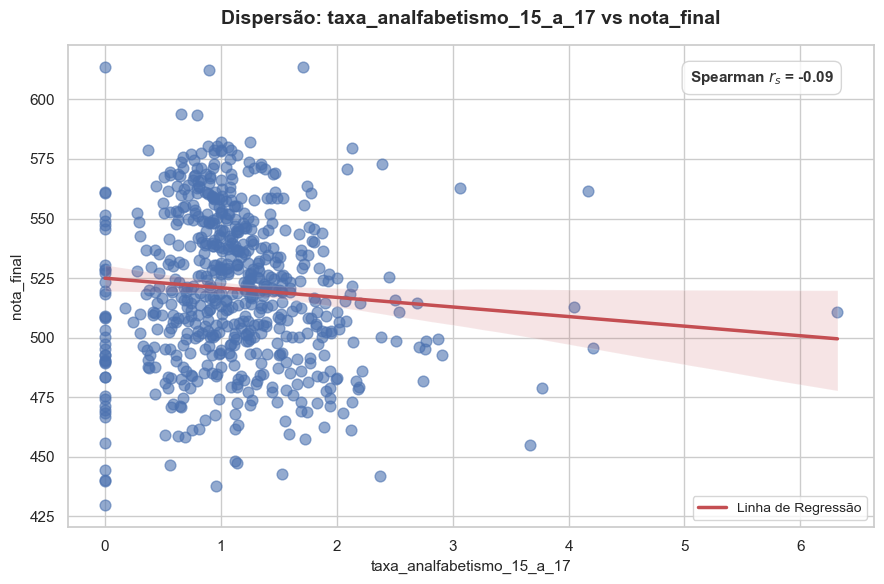
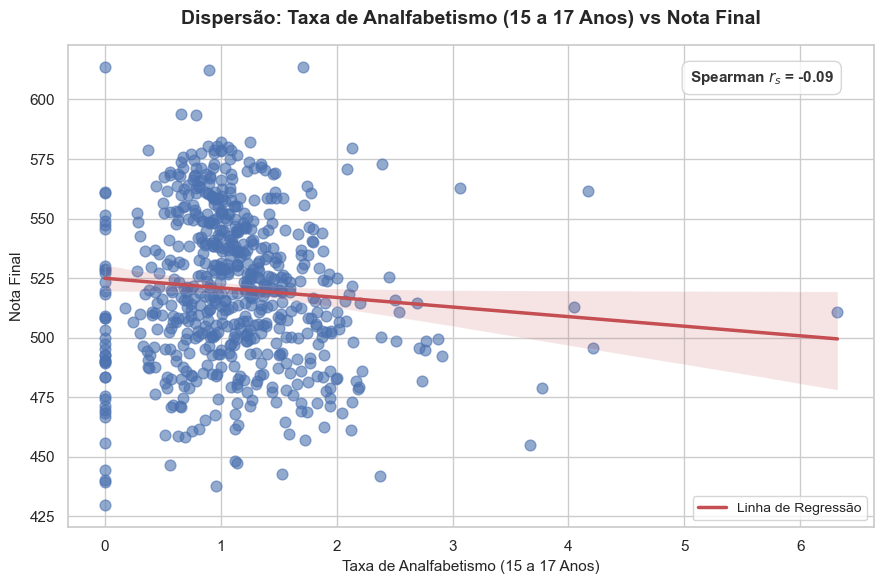
The change to this notebook cell's code, shown as a diff; its figure went from the first image to the second:
--- before
+++ after
@@ -1,4 +1,6 @@
 variavel_y = 'nota_final'
 variavel_x = 'taxa_analfabetismo_15_a_17'
+nome_y = 'Nota Final'
+nome_x = 'Taxa de Analfabetismo (15 a 17 Anos)'
 
 # 1. Calcula a correlação de Pearson dinamicamente para essas duas variáveis
@@ -31,7 +33,7 @@
 
 # Títulos e rótulos
-plt.title(f'Dispersão: {variavel_x} vs {variavel_y}', fontsize=14, pad=15, weight='bold')
-plt.xlabel(variavel_x, fontsize=11)
-plt.ylabel(variavel_y, fontsize=11)
+plt.title(f'Dispersão: {nome_x} vs {nome_y}', fontsize=14, pad=15, weight='bold')
+plt.xlabel(nome_x, fontsize=11)
+plt.ylabel(nome_y, fontsize=11)
 
 # 4. Ativa a legenda na tela

Commit: Mais correções de labels de gráficos